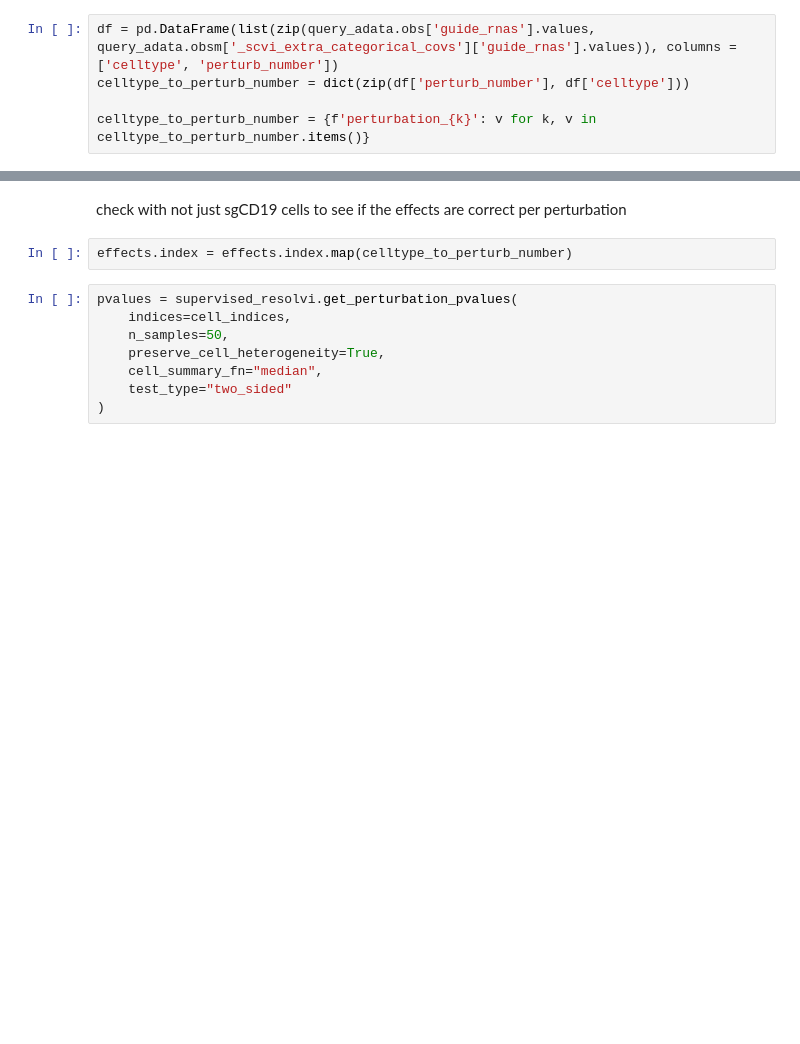
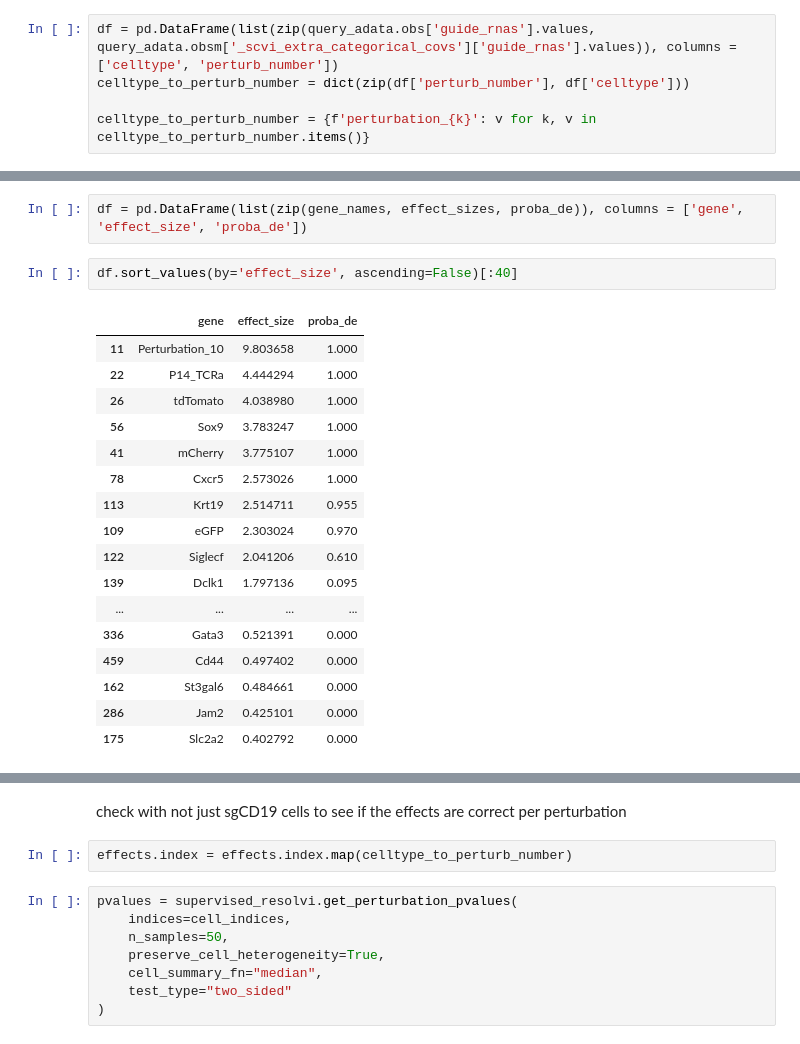
Before and after one commit to amonell/scvi-tools, a Jupyter notebook: resolve_perurb_tests/test1.ipynb, the cells around one changed output, grey strips where cells are left out. Cells and saved outputs as stored; diff of their text form; blank space fills up the shorter version.

```diff
--- a/resolve_perurb_tests/test1.ipynb
+++ b/resolve_perurb_tests/test1.ipynb
@@ -109,0 +139,22 @@ celltype_to_perturb_number = {f'perturbation_{k}': v for k, v in celltype_to_per
+# %%
+df = pd.DataFrame(list(zip(gene_names, effect_sizes, proba_de)), columns = ['gene', 'effect_size', 'proba_de'])
+# %%
+df.sort_values(by='effect_size', ascending=False)[:40]
+# %% [output]
+|  | gene | effect_size | proba_de |
+| 11 | Perturbation_10 | 9.803658 | 1.000 |
+| 22 | P14_TCRa | 4.444294 | 1.000 |
+| 26 | tdTomato | 4.038980 | 1.000 |
+| 56 | Sox9 | 3.783247 | 1.000 |
+| 41 | mCherry | 3.775107 | 1.000 |
+| 78 | Cxcr5 | 2.573026 | 1.000 |
+| 113 | Krt19 | 2.514711 | 0.955 |
+| 109 | eGFP | 2.303024 | 0.970 |
+| 122 | Siglecf | 2.041206 | 0.610 |
+| 139 | Dclk1 | 1.797136 | 0.095 |
+| ... | ... | ... | ... |
+| 336 | Gata3 | 0.521391 | 0.000 |
+| 459 | Cd44 | 0.497402 | 0.000 |
+| 162 | St3gal6 | 0.484661 | 0.000 |
+| 286 | Jam2 | 0.425101 | 0.000 |
+| 175 | Slc2a2 | 0.402792 | 0.000 |
```
Also changed, not shown: parts of 10 cells of this notebook, 1 other file.
